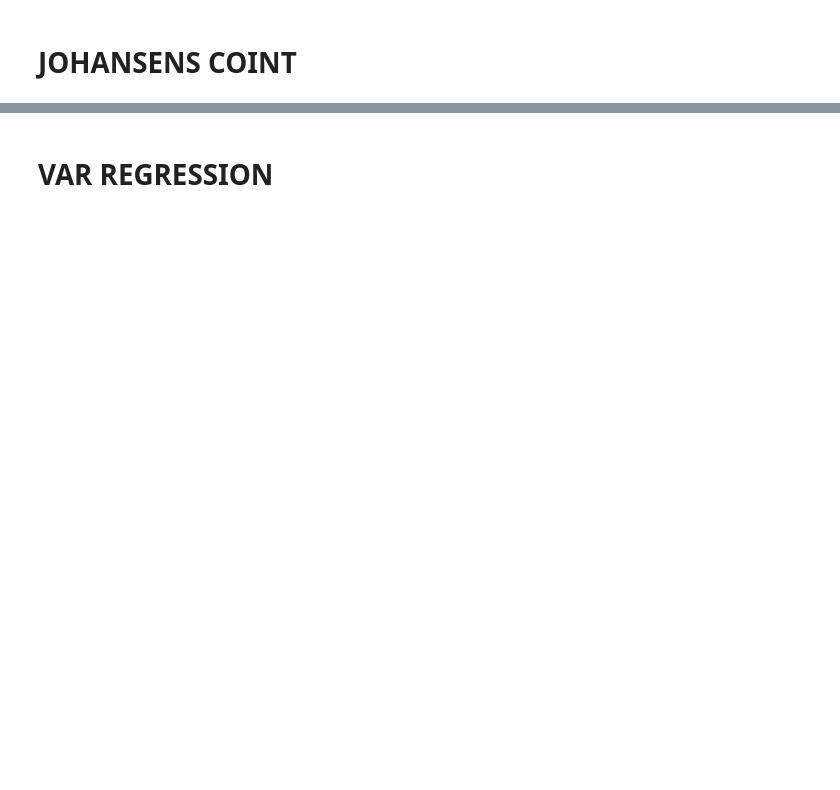
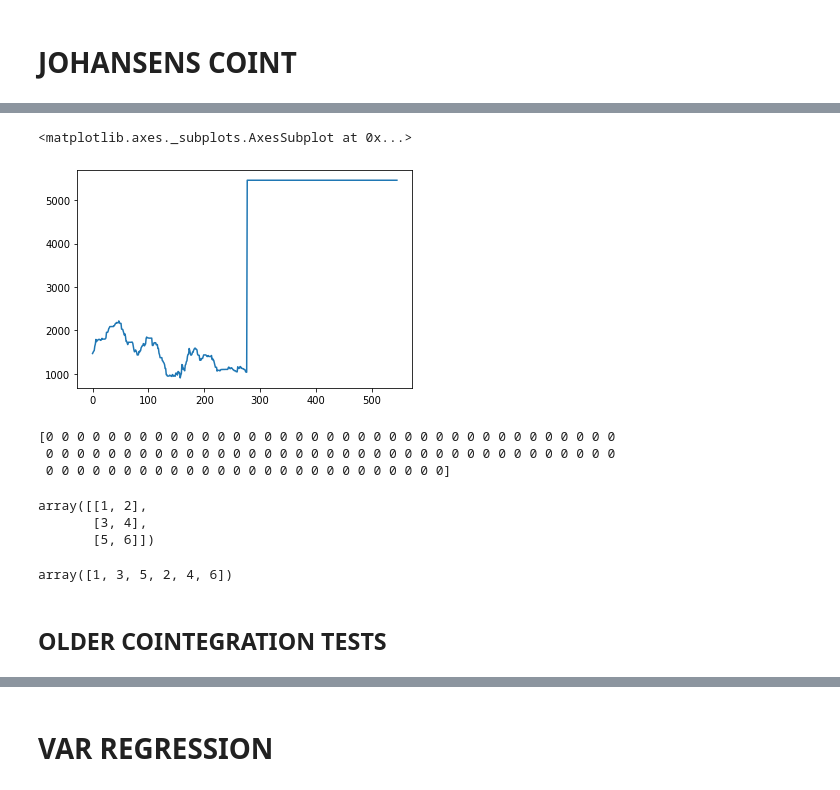
Before and after one commit to Jspano95/Jspano_MScQFin_Thesis, a Jupyter notebook: Regressions - Mathematical Primer & Explanations.ipynb, the cells around one changed output, grey strips where cells are left out. Drawn from its saved outputs; the diff is of its cells as text; code cells hidden in the pictures; blank space fills up the shorter version.

```diff
--- a/Regressions - Mathematical Primer & Explanations.ipynb
+++ b/Regressions - Mathematical Primer & Explanations.ipynb
@@ -209,0 +701,24 @@ ax2.set_xlabel('Year');
+# %%
+gvkey_selection = 1045
+#other keys: 1045 / 2184 / 1045
+
+gvkey_group_df = sorted_alldata_df_final_adf_results.loc[sorted_alldata_df_final_adf_results.gvkey==gvkey_selection]
+
+cds = gvkey_group_df['market_cds_spread']
+pecds = gvkey_group_df['pecds']
+
+#cds_mean = cds.mean()
+#pecds_mean = pecds.mean()
+#cds_stddev = cds.std()
+#pecds_stddev = pecds.std()
+#data = pd.DataFrame(data=(cds, pecds)).T
+
+#cds_X1 = normal(loc=cds_mean, scale=cds_stddev, size=len(cds))
+restacked_data = np.hstack((cds, pecds))
+restacked_data = restacked_data.reshape((len(restacked_data), 1))
+
+model_gmm = GaussianMixture(n_components=2, init_params='random')
+model_gmm.fit(restacked_data)
+
+model_yhat = model_gmm.predict(restacked_data)
+print(model_yhat[:100], '\n\n', model_yhat[-100:])
@@ -209,0 +733,11 @@ ax2.set_xlabel('Year');
+# %%
+cds.plot()
+# %% [output]
+<matplotlib.axes._subplots.AxesSubplot at 0x...>
+[figure, added]
+# %%
+print(model_yhat[300:400])
+# %% [output]
+[0 0 0 0 0 0 0 0 0 0 0 0 0 0 0 0 0 0 0 0 0 0 0 0 0 0 0 0 0 0 0 0 0 0 0 0 0
+ 0 0 0 0 0 0 0 0 0 0 0 0 0 0 0 0 0 0 0 0 0 0 0 0 0 0 0 0 0 0 0 0 0 0 0 0 0
+ 0 0 0 0 0 0 0 0 0 0 0 0 0 0 0 0 0 0 0 0 0 0 0 0 0 0]
@@ -209,0 +748,13 @@ ax2.set_xlabel('Year');
+# %%
+xy10_2 = np.column_stack((y10, x10))
+xy10_2
+# %% [output]
+array([[1, 2],
+       [3, 4],
+       [5, 6]])
+# %%
+xy10
+# %% [output]
+array([1, 3, 5, 2, 4, 6])
+# %% [markdown]
+## OLDER COINTEGRATION TESTS
```
Also changed, not shown: parts of 198 cells of this notebook.
